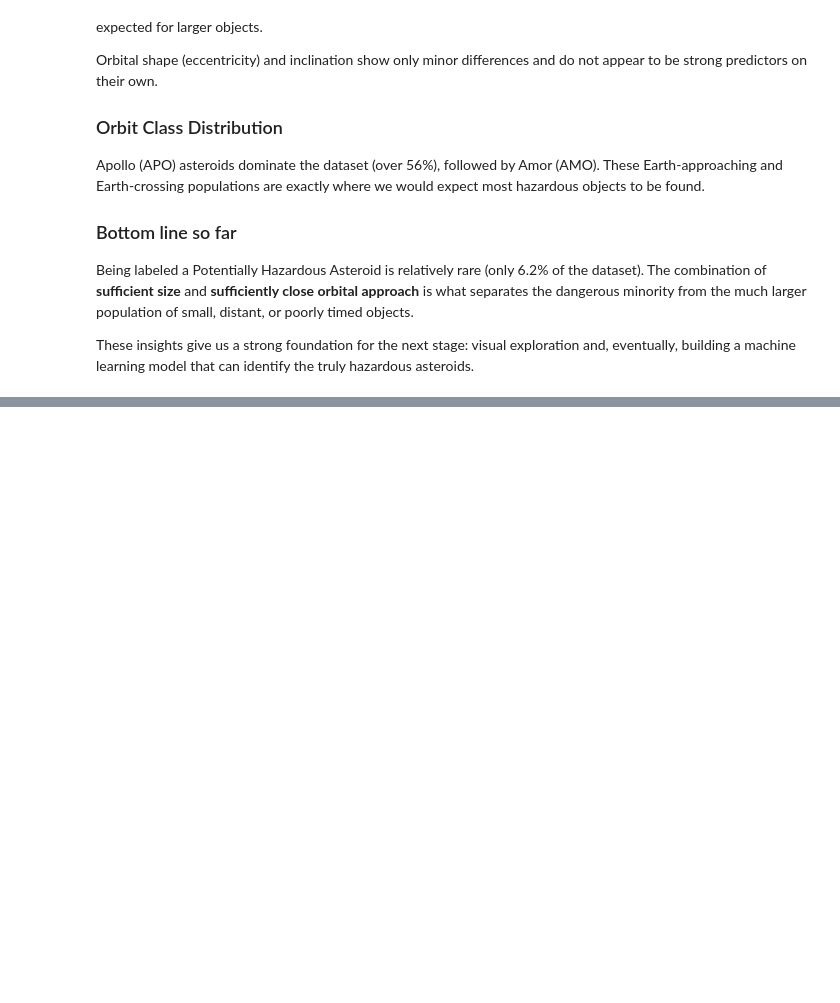
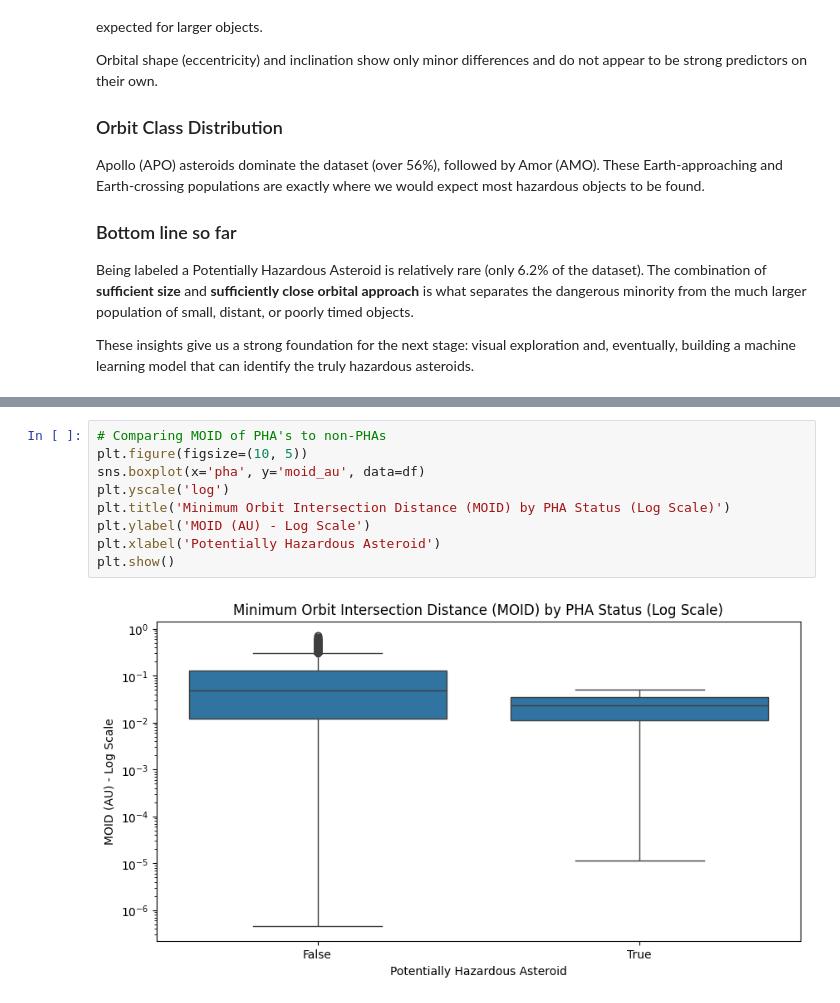
Before and after one commit to Justin-Van-Gent/asteroid-hazard-classification, a Jupyter notebook: Nasa Near-Earth Asteroids and Close Approaches/Asteroid_Project.ipynb, the cells around one changed output, grey strips where cells are left out. Drawn from its saved outputs; the diff is of its cells as text; blank space fills up the shorter version.

```diff
--- a/Nasa Near-Earth Asteroids and Close Approaches/Asteroid_Project.ipynb
+++ b/Nasa Near-Earth Asteroids and Close Approaches/Asteroid_Project.ipynb
@@ -217,0 +244,11 @@ These insights give us a strong foundation for the next stage: visual exploratio
+# %%
+# Comparing MOID of PHA's to non-PHAs
+plt.figure(figsize=(10, 5))
+sns.boxplot(x='pha', y='moid_au', data=df)
+plt.yscale('log')
+plt.title('Minimum Orbit Intersection Distance (MOID) by PHA Status (Log Scale)')
+plt.ylabel('MOID (AU) - Log Scale')
+plt.xlabel('Potentially Hazardous Asteroid')
+plt.show()
+# %% [output]
+[figure, added]
```
Also changed, not shown: parts of 5 cells of this notebook.
